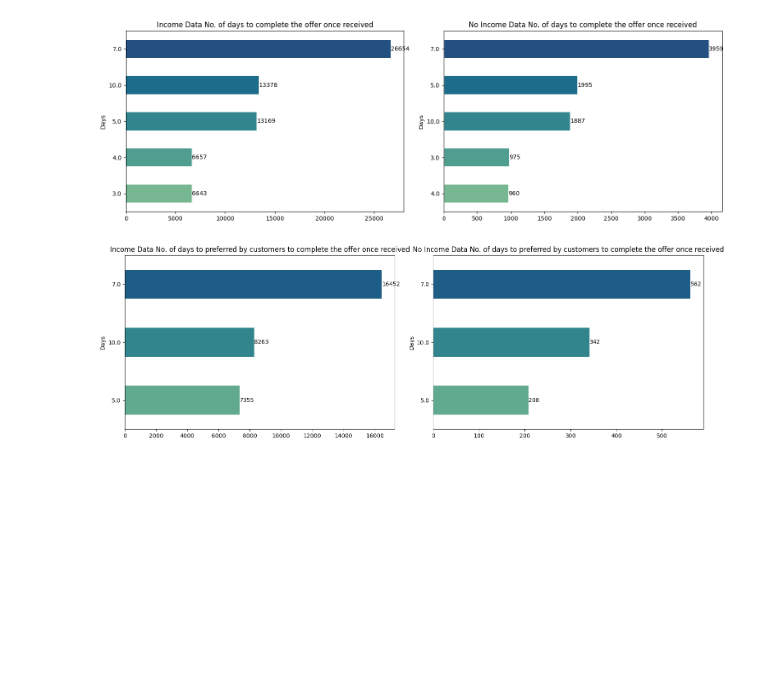
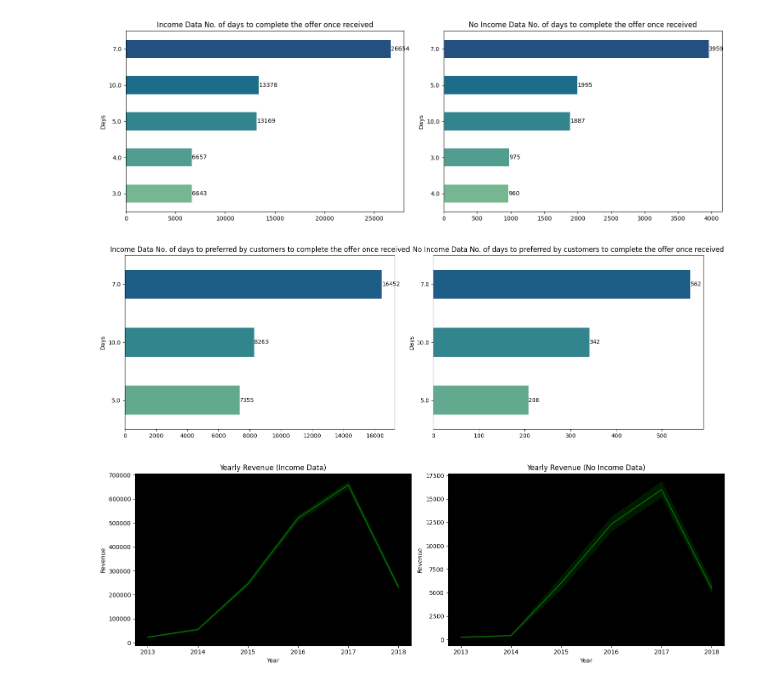
Before and after one commit to Akshay-Paunikar/Maven_Analytics_Challenges, a Jupyter notebook: Cafe_Rewards_Challenge/Maven_Rewards_Challenge_EDA.ipynb, the cells around one changed output. Drawn from its saved outputs; the diff is of its cells as text; code cells hidden in the pictures; blank space fills up the shorter version.

Commit message:
Maven Rewards Challenge - Yearly Revenues

```diff
--- a/Cafe_Rewards_Challenge/Maven_Rewards_Challenge_EDA.ipynb
+++ b/Cafe_Rewards_Challenge/Maven_Rewards_Challenge_EDA.ipynb
@@ -884,3 +884,33 @@ plt.tight_layout()
 plt.show()
 # %% [output]
 [figure]
+# %%
+# Yearly Revenues
+plt.figure(figsize=(15,5))
+rev_inc = income_data[income_data['event']=='transaction']
+rev_noinc = no_income_data[no_income_data['event']=='transaction']
+
+# Yearly Revenue (Income Data)
+
+ax1 = plt.subplot2grid((1,2), (0,0))
+
+sns.lineplot(data=rev_inc, x='member_Year', y='amount', estimator=np.sum, color='green', ax=ax1)
+ax1.set_facecolor("black")
+plt.xlabel("Year")
+plt.ylabel("Revenue")
+plt.title("Yearly Revenue (Income Data)")
+
+# Yearly Revenue (Income Data)
+
+ax2 = plt.subplot2grid((1,2), (0,1))
+
+sns.lineplot(data=rev_noinc, x='member_Year', y='amount', estimator=np.sum, color='green', ax=ax2, )
+ax2.set_facecolor("black")
+plt.xlabel("Year")
+plt.ylabel("Revenue")
+plt.title("Yearly Revenue (No Income Data)")
+
+plt.tight_layout()
+plt.show()
+# %% [output]
+[figure, added]
```
